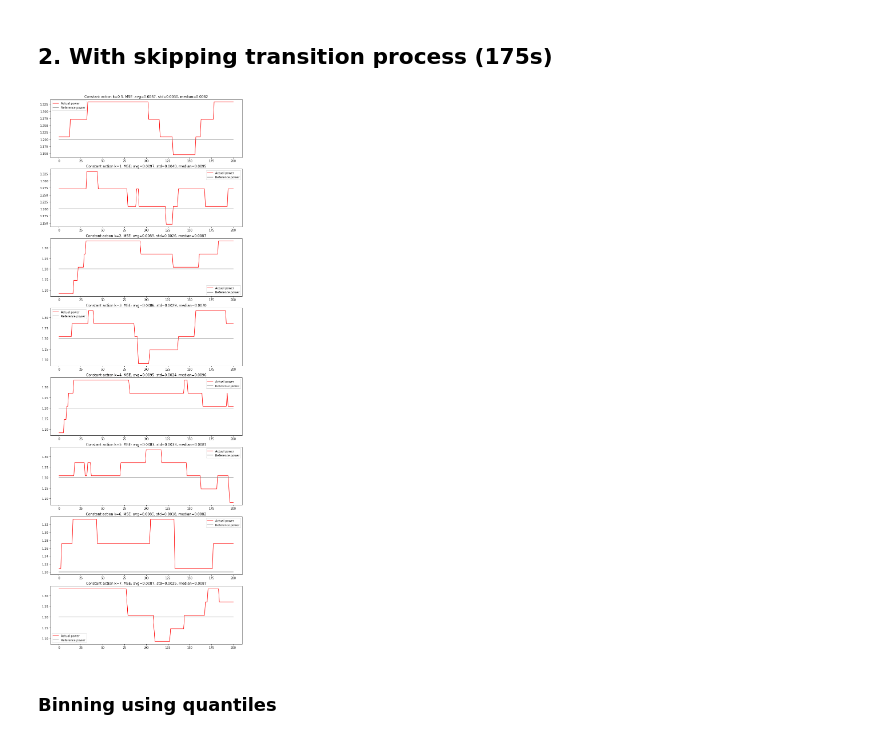
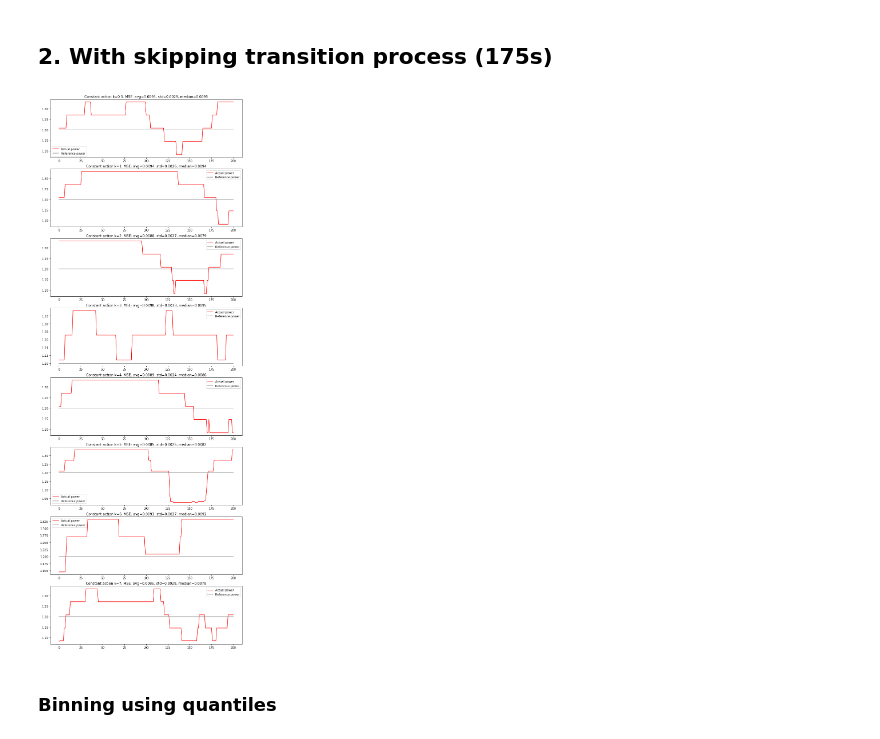
Before and after one commit to OlehLuk/rl-power-control, a Jupyter notebook: experiments/results/ps_stoch_discretization.ipynb, the cells around one changed output. Saved outputs shown, nothing was run; the diff lists cells and outputs as text; code cells hidden in the pictures.

```diff
--- a/experiments/results/ps_stoch_discretization.ipynb
+++ b/experiments/results/ps_stoch_discretization.ipynb
@@ -366,10 +372,10 @@ perf_viol_split(labels, [bas_folders[0], bas_folders[0],
 # %% [markdown]
 ## 2. With skipping transition process (175s)
 # %%
-skip_trans_baseline_name = "ps_stoch/baseline_skip_transition_28-10-2019_12-59"
+skip_trans_baseline_name = "ps_stoch/new_compete/baseline12_skip175_50ep_1s"
 report_const_experiment(skip_trans_baseline_name, fig_size=(12, 35))
 # %% [output]
-[figure, old version]
+[figure, new version]
 # %% [markdown]
 ### Binning using quantiles
 # %%
```
Also changed, not shown: parts of 17 cells of this notebook, 2 other files.
